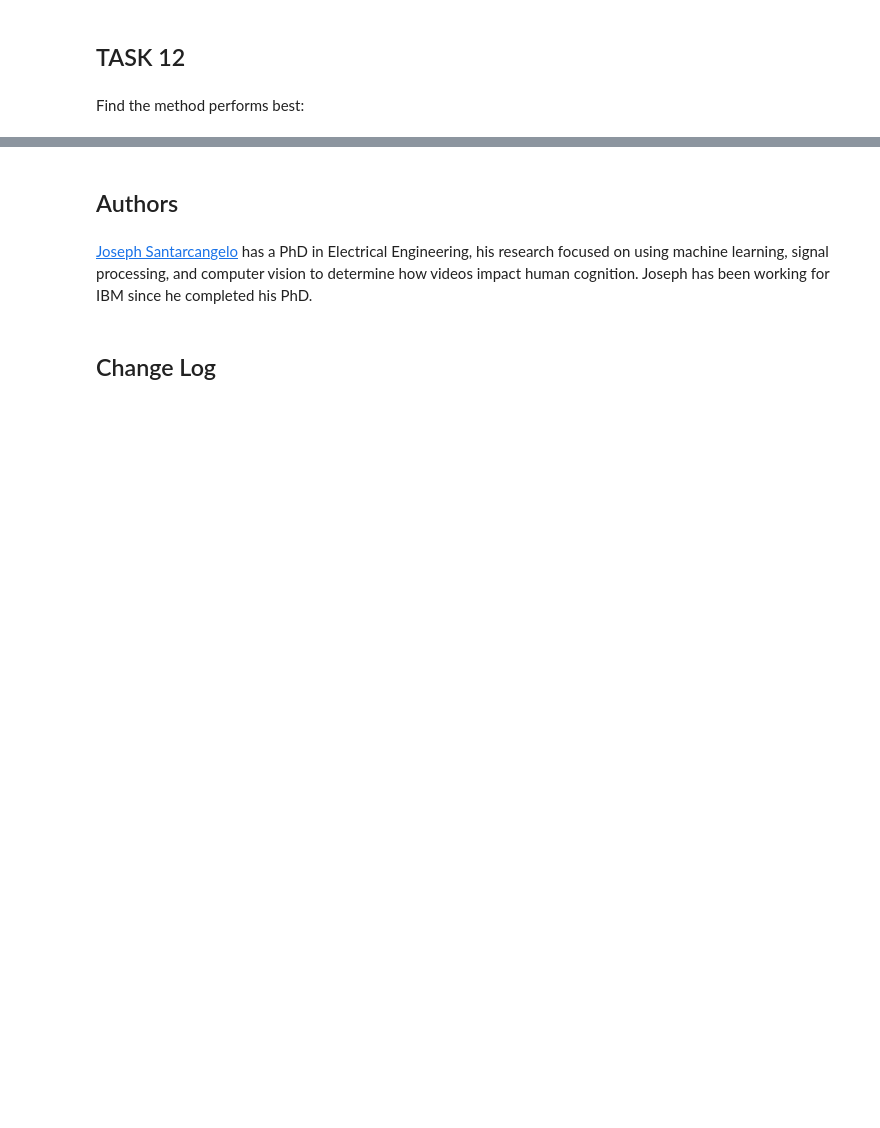
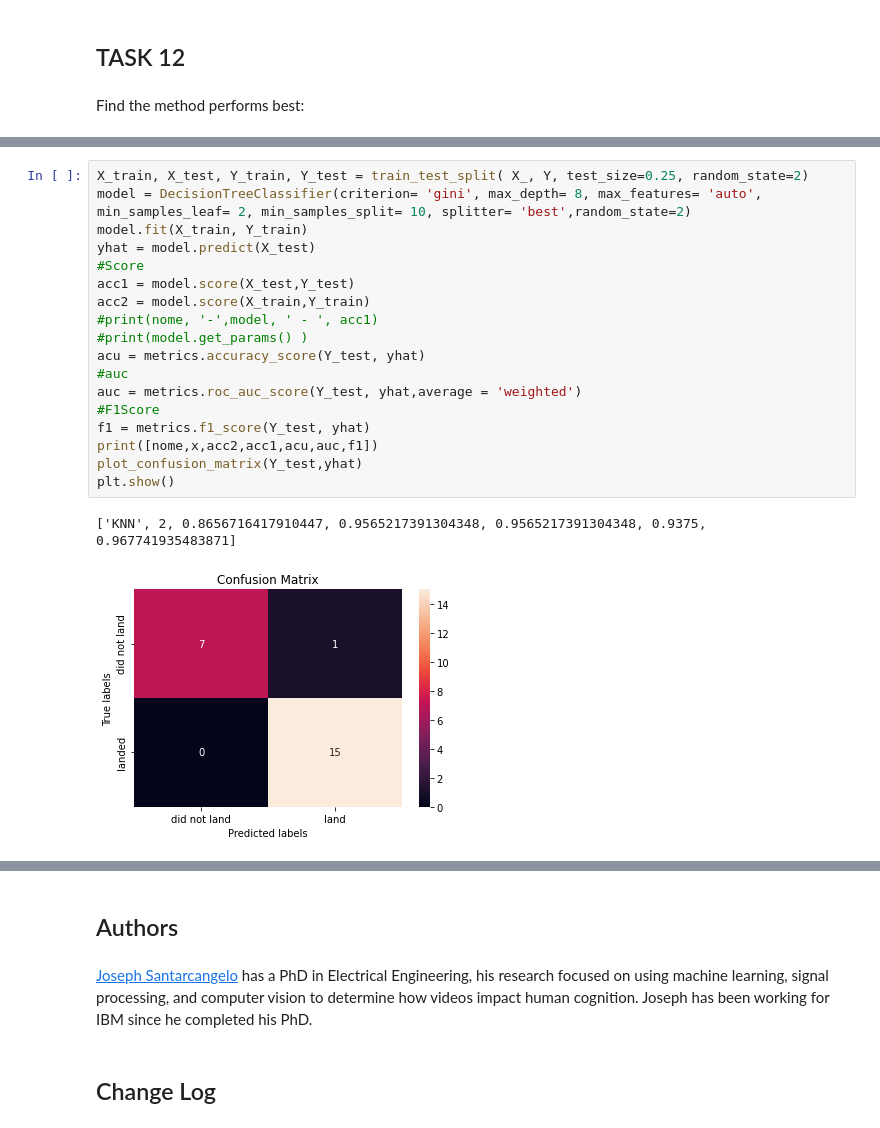
Before and after one commit to bia-santiago/IBMCapstone, a Jupyter notebook: 08 - Machine Learning Prediction.ipynb, the cells around one changed output, grey strips where cells are left out. Drawn from its saved outputs; the diff is of its cells as text; blank space fills up the shorter version.

```diff
--- a/08 - Machine Learning Prediction.ipynb
+++ b/08 - Machine Learning Prediction.ipynb
@@ -469,0 +662,21 @@ scores.sort_values(['auc','F1Score','acuracy_test','score'],ascending = False)
+# %%
+X_train, X_test, Y_train, Y_test = train_test_split( X_, Y, test_size=0.25, random_state=2)
+model = DecisionTreeClassifier(criterion= 'gini', max_depth= 8, max_features= 'auto', min_samples_leaf= 2, min_samples_split= 10, splitter= 'best',random_state=2)
+model.fit(X_train, Y_train)
+yhat = model.predict(X_test)
+#Score
+acc1 = model.score(X_test,Y_test)
+acc2 = model.score(X_train,Y_train)
+#print(nome, '-',model, ' - ', acc1)
+#print(model.get_params() )
+acu = metrics.accuracy_score(Y_test, yhat)
+#auc
+auc = metrics.roc_auc_score(Y_test, yhat,average = 'weighted')
+#F1Score
+f1 = metrics.f1_score(Y_test, yhat)
+print([nome,x,acc2,acc1,acu,auc,f1])
+plot_confusion_matrix(Y_test,yhat)
+plt.show()
+# %% [output]
+['KNN', 2, 0.8656716417910447, 0.9565217391304348, 0.9565217391304348, 0.9375, 0.967741935483871]
+[figure, added]
```
Also changed, not shown: parts of 34 cells of this notebook.
